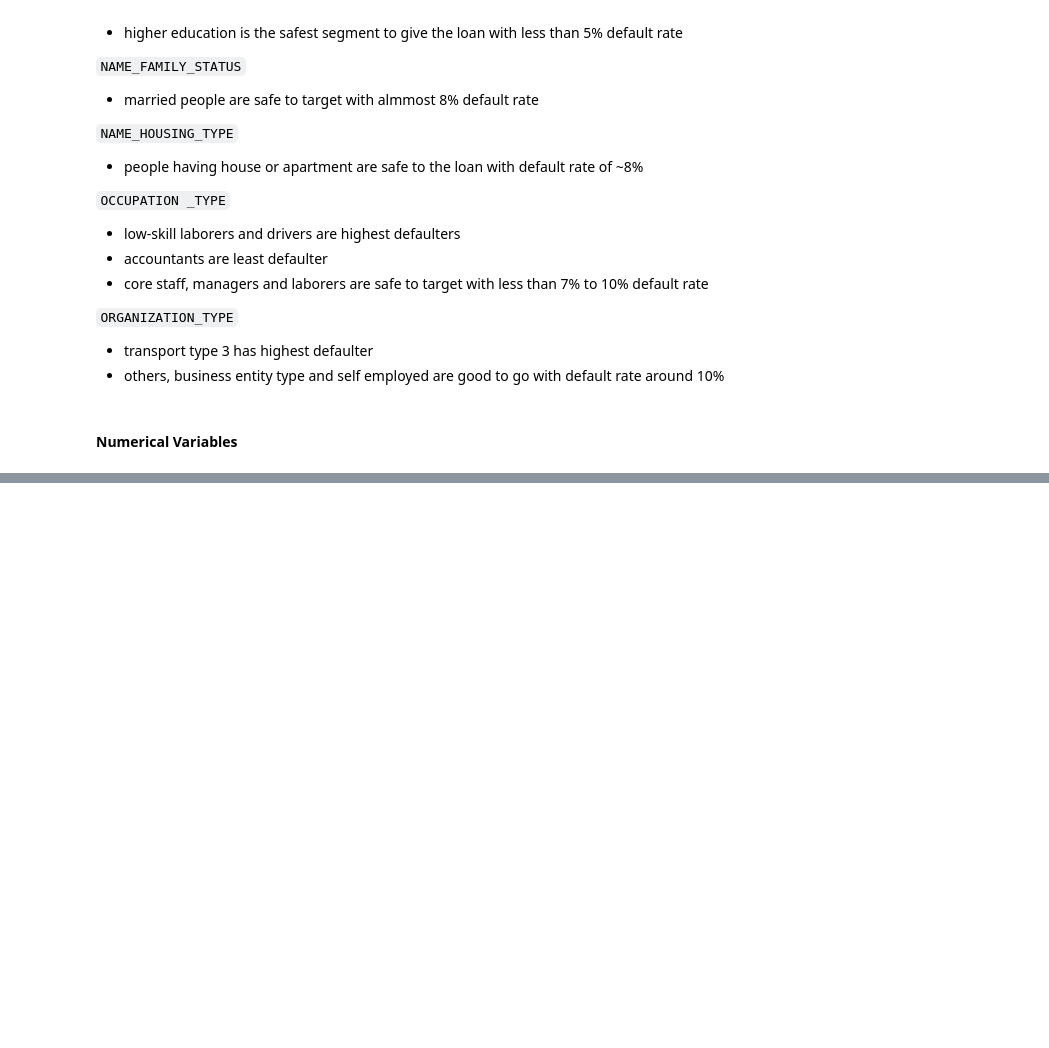
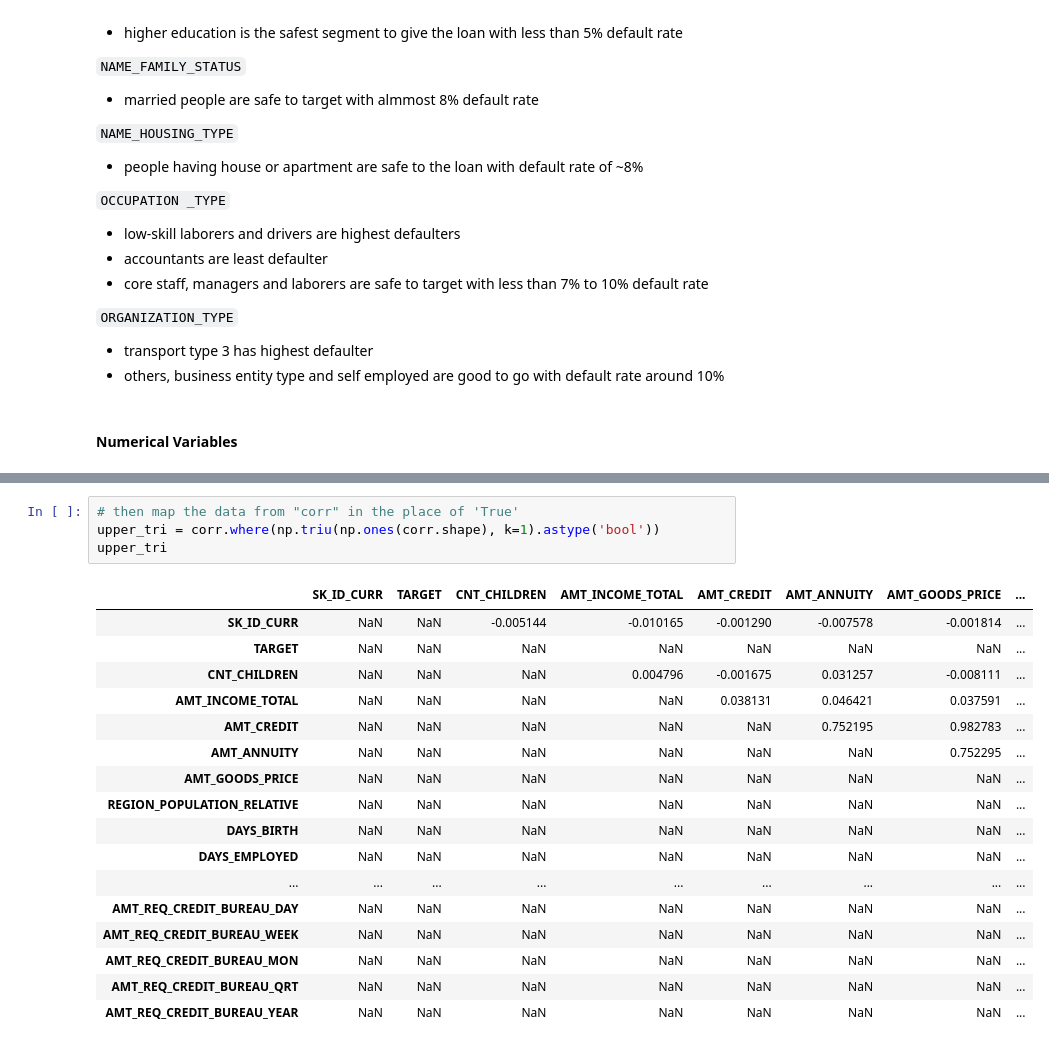
Before and after one commit to htetaunglynn94/portfolio_projects, a Jupyter notebook: eda_on_loan_default.ipynb, the cells around one changed output, grey strips where cells are left out. Cells and saved outputs as stored; diff of their text form; blank space fills up the shorter version.

```diff
--- a/eda_on_loan_default.ipynb
+++ b/eda_on_loan_default.ipynb
@@ -954,0 +1063,22 @@ for i, var in enumerate(obj_var):
+# %%
+# then map the data from "corr" in the place of 'True'
+upper_tri = corr.where(np.triu(np.ones(corr.shape), k=1).astype('bool'))
+upper_tri
+# %% [output]
+|  | SK_ID_CURR | TARGET | CNT_CHILDREN | AMT_INCOME_TOTAL | AMT_CREDIT | AMT_ANNUITY | AMT_GOODS_PRICE | ... |
+| SK_ID_CURR | NaN | NaN | -0.005144 | -0.010165 | -0.001290 | -0.007578 | -0.001814 | ... |
+| TARGET | NaN | NaN | NaN | NaN | NaN | NaN | NaN | ... |
+| CNT_CHILDREN | NaN | NaN | NaN | 0.004796 | -0.001675 | 0.031257 | -0.008111 | ... |
+| AMT_INCOME_TOTAL | NaN | NaN | NaN | NaN | 0.038131 | 0.046421 | 0.037591 | ... |
+| AMT_CREDIT | NaN | NaN | NaN | NaN | NaN | 0.752195 | 0.982783 | ... |
+| AMT_ANNUITY | NaN | NaN | NaN | NaN | NaN | NaN | 0.752295 | ... |
+| AMT_GOODS_PRICE | NaN | NaN | NaN | NaN | NaN | NaN | NaN | ... |
+| REGION_POPULATION_RELATIVE | NaN | NaN | NaN | NaN | NaN | NaN | NaN | ... |
+| DAYS_BIRTH | NaN | NaN | NaN | NaN | NaN | NaN | NaN | ... |
+| DAYS_EMPLOYED | NaN | NaN | NaN | NaN | NaN | NaN | NaN | ... |
+| ... | ... | ... | ... | ... | ... | ... | ... | ... |
+| AMT_REQ_CREDIT_BUREAU_DAY | NaN | NaN | NaN | NaN | NaN | NaN | NaN | ... |
+| AMT_REQ_CREDIT_BUREAU_WEEK | NaN | NaN | NaN | NaN | NaN | NaN | NaN | ... |
+| AMT_REQ_CREDIT_BUREAU_MON | NaN | NaN | NaN | NaN | NaN | NaN | NaN | ... |
+| AMT_REQ_CREDIT_BUREAU_QRT | NaN | NaN | NaN | NaN | NaN | NaN | NaN | ... |
+| AMT_REQ_CREDIT_BUREAU_YEAR | NaN | NaN | NaN | NaN | NaN | NaN | NaN | ... |
```
Also changed, not shown: parts of 15 cells of this notebook.
